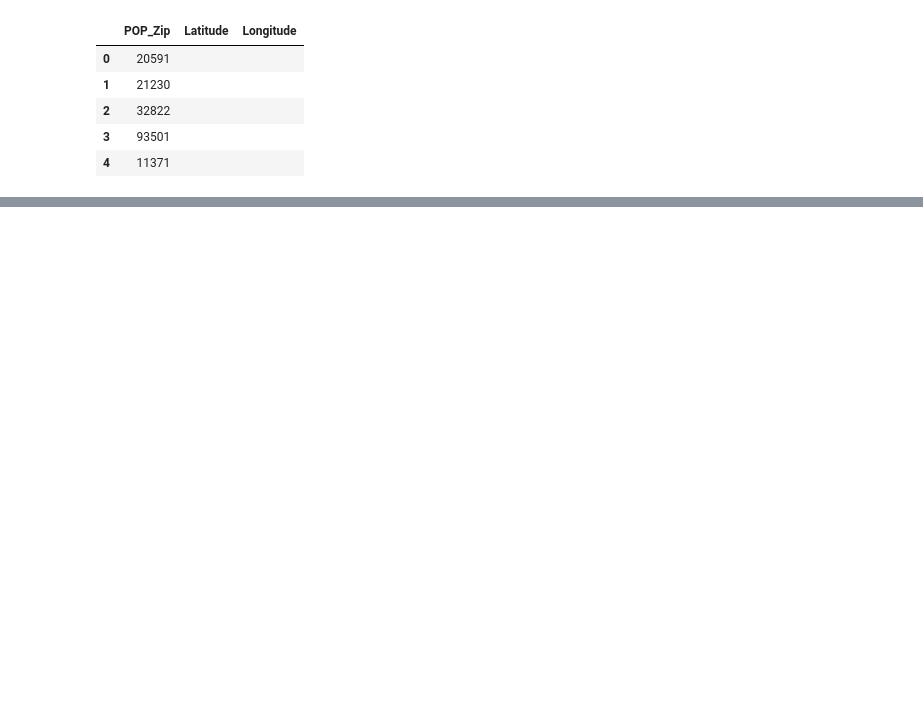
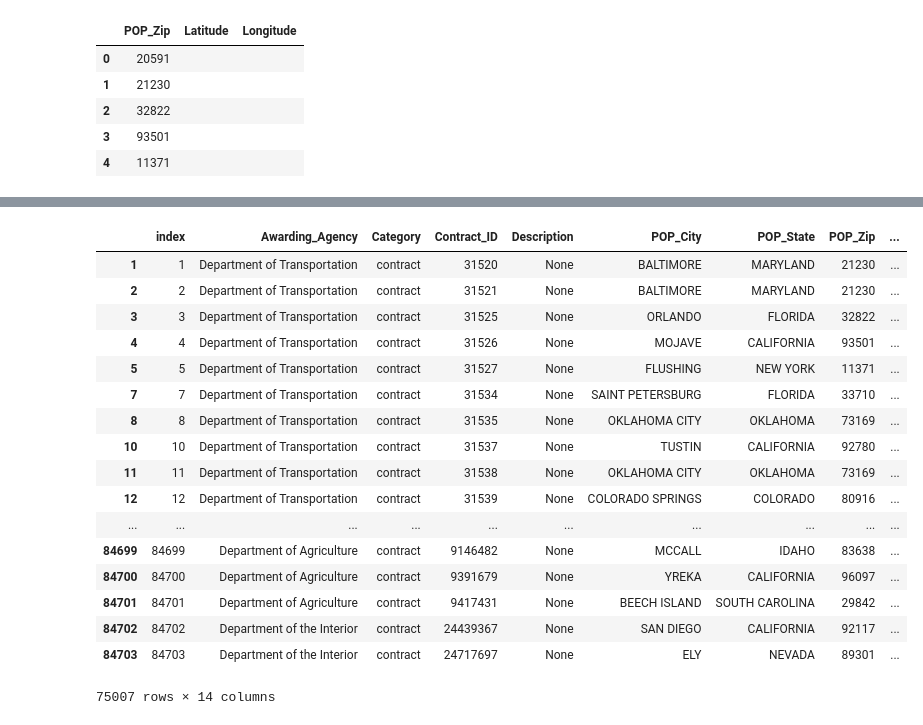
Before and after one commit to stsoiasue/US_Spending_by_Department, a Jupyter notebook: Lat_Lon.ipynb, the cells around one changed output, grey strips where cells are left out. Cells and saved outputs as stored; diff of their text form; code cells hidden in the pictures; blank space fills up the shorter version.

```diff
--- a/Lat_Lon.ipynb
+++ b/Lat_Lon.ipynb
@@ -120,0 +114,25 @@ us_data_df.to_sql("department_contracts", conn, if_exists="replace")
+# %%
+merged_df = us_data_df.merge(zip_code, how='left', on='POP_Zip')
+
+merged_df = merged_df[pd.notnull(merged_df['Latitude'])]
+merged_df
+# zip_code.head()
+# %% [output]
+|  | index | Awarding_Agency | Category | Contract_ID | Description | POP_City | POP_State | POP_Zip | ... |
+| 1 | 1 | Department of Transportation | contract | 31520 | None | BALTIMORE | MARYLAND | 21230 | ... |
+| 2 | 2 | Department of Transportation | contract | 31521 | None | BALTIMORE | MARYLAND | 21230 | ... |
+| 3 | 3 | Department of Transportation | contract | 31525 | None | ORLANDO | FLORIDA | 32822 | ... |
+| 4 | 4 | Department of Transportation | contract | 31526 | None | MOJAVE | CALIFORNIA | 93501 | ... |
+| 5 | 5 | Department of Transportation | contract | 31527 | None | FLUSHING | NEW YORK | 11371 | ... |
+| 7 | 7 | Department of Transportation | contract | 31534 | None | SAINT PETERSBURG | FLORIDA | 33710 | ... |
+| 8 | 8 | Department of Transportation | contract | 31535 | None | OKLAHOMA CITY | OKLAHOMA | 73169 | ... |
+| 10 | 10 | Department of Transportation | contract | 31537 | None | TUSTIN | CALIFORNIA | 92780 | ... |
+| 11 | 11 | Department of Transportation | contract | 31538 | None | OKLAHOMA CITY | OKLAHOMA | 73169 | ... |
+| 12 | 12 | Department of Transportation | contract | 31539 | None | COLORADO SPRINGS | COLORADO | 80916 | ... |
+| ... | ... | ... | ... | ... | ... | ... | ... | ... | ... |
+| 84699 | 84699 | Department of Agriculture | contract | 9146482 | None | MCCALL | IDAHO | 83638 | ... |
+| 84700 | 84700 | Department of Agriculture | contract | 9391679 | None | YREKA | CALIFORNIA | 96097 | ... |
+| 84701 | 84701 | Department of Agriculture | contract | 9417431 | None | BEECH ISLAND | SOUTH CAROLINA | 29842 | ... |
+| 84702 | 84702 | Department of the Interior | contract | 24439367 | None | SAN DIEGO | CALIFORNIA | 92117 | ... |
+| 84703 | 84703 | Department of the Interior | contract | 24717697 | None | ELY | NEVADA | 89301 | ... |
+75007 rows × 14 columns
```
Also changed, not shown: parts of 6 cells of this notebook, 9 other files.
